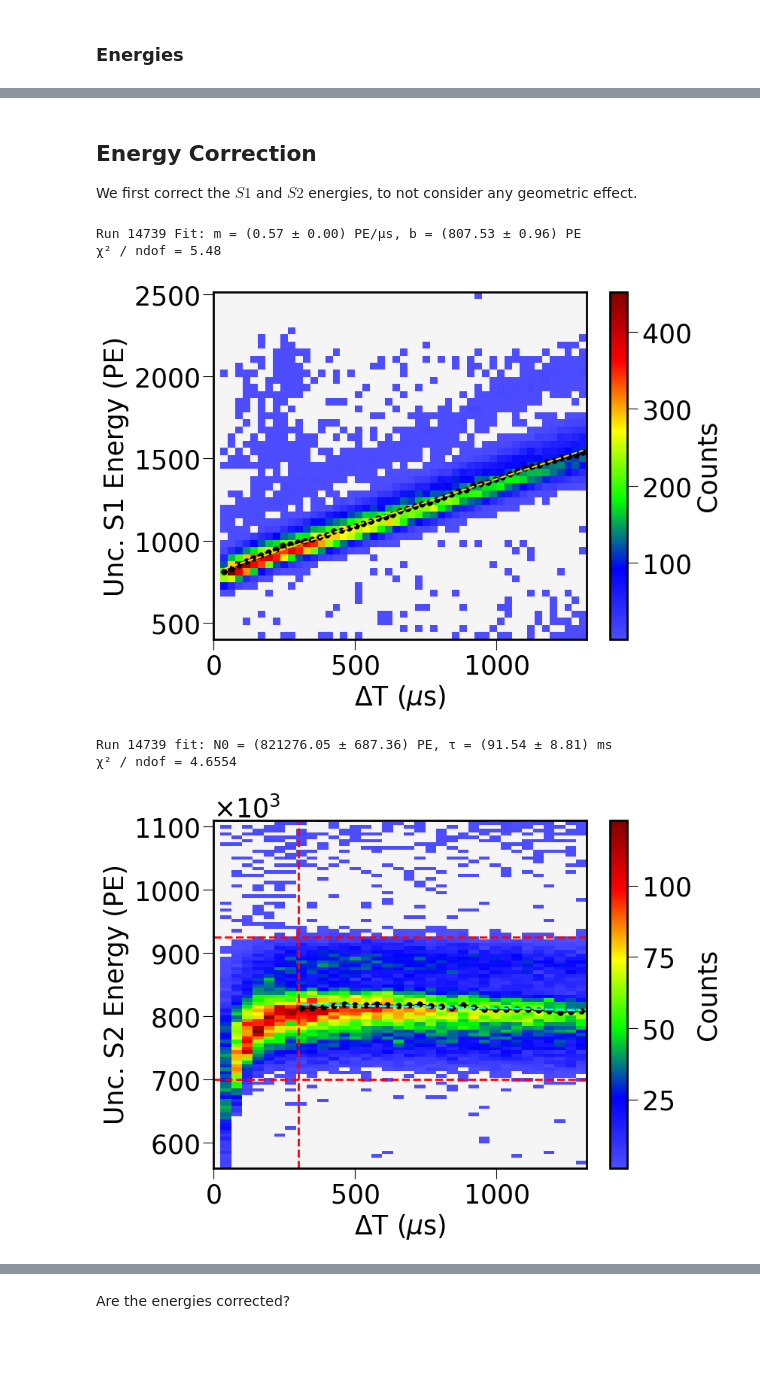
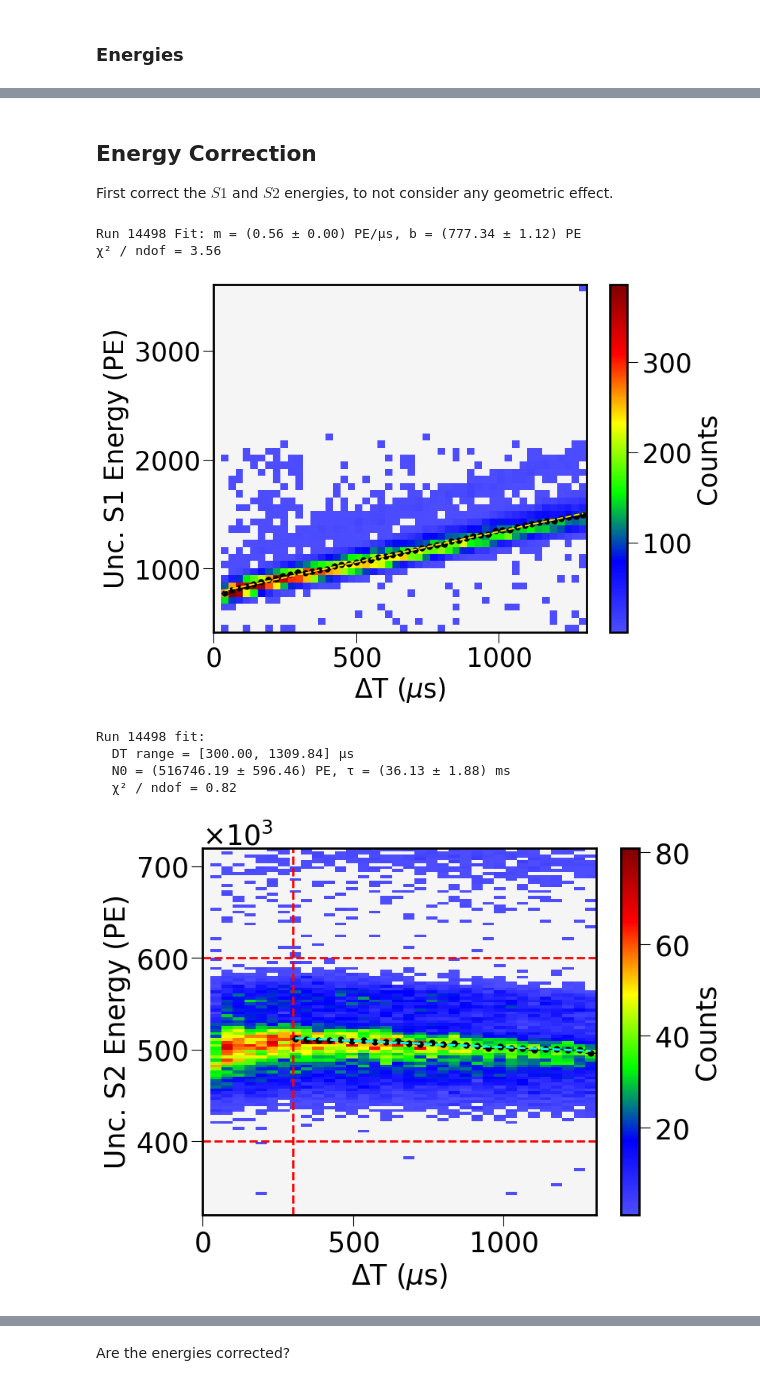
Before and after one commit to camacortespar/next-analysis, a Jupyter notebook: NEXT-100/Rn_analysis/notebooks/Selection_Criteria.ipynb, the cells around one changed output, grey strips where cells are left out. Saved outputs shown, nothing was run; the diff lists cells and outputs as text; code cells hidden in the pictures; blank space fills up the shorter version.

```diff
--- a/NEXT-100/Rn_analysis/notebooks/Selection_Criteria.ipynb
+++ b/NEXT-100/Rn_analysis/notebooks/Selection_Criteria.ipynb
@@ -32,6 +32,9 @@ Available sub-modules: data_management (dm), energy_functions (ef), fit_function
 # %%
 # α runs!
 RUNS_INFO = [
+                # # --- Commissioning --- #
+                {"run_number": 14498, "cath_HV": 23e3, "EL_HV": 6e3, "duration": 43161},
+
                 # # --- Cold-Getter: Jan 17th --- #
                 # {"run_number": 14714, "duration": 64574, "OK": 1909287, "LOST": 1728359, "real_rate": 56.333},
                 # # {"run_number": 14715, "duration": 84365, "OK": 2469062, "LOST": 2239303, "real_rate": 55.809},      # Waveforms in magnetic tape, not processed
@@ -40,7 +43,7 @@ RUNS_INFO = [
                 # {"run_number": 14733, "duration": 53881, "OK": 1587637, "LOST": 1429629, "real_rate": 55.998},
                 # {"run_number": 14735, "duration": 84987, "OK": 2508569, "LOST": 2267982, "real_rate": 56.203},
                 # {"run_number": 14737, "duration": 72705, "OK": 2153786, "LOST": 1960347, "real_rate": 56.586},
-                {"run_number": 14739, "duration": 87138, "OK": 2576630, "LOST": 2334343, "real_rate": 56.358},
+                # {"run_number": 14739, "duration": 87138, "OK": 2576630, "LOST": 2334343, "real_rate": 56.358},
                 # {"run_number": 14741, "duration": 87755, "OK": 2592615, "LOST": 2349583, "real_rate": 56.318},
                 # {"run_number": 14743, "duration": 82332, "OK": 2437984, "LOST": 2220643, "real_rate": 56.583},
                 # {"run_number": 14745, "duration": 60990, "OK": 1803415, "LOST": 1636317, "real_rate": 56.398},
@@ -82,7 +92,7 @@ RECO_DATA = {run["run_number"]: crudo.dm.load_run_data(run, trigger=None)[run["r
 # Cuts Performance
 # %%
 # Define the runs to analyze
-SEL_RUNS = [14739]
+SEL_RUNS = [14498]      # IDs: 14739, 14498
 # %% [markdown]
 ## Base Distributions (NO cuts!)
 # %% [markdown]
@@ -736,14 +746,15 @@ __Hypothesis 02:__ events with $S2w\lt50\,\mu\text{s}$ are close to anode.
 # %% [markdown]
 ## Energy Correction
 
-We first correct the $S1$ and $S2$ energies, to not consider any geometric effect.
+First correct the $S1$ and $S2$ energies, to not consider any geometric effect.
 # %%
 # Main dataframe
-TEST_DF = SEL_DATA[14739].copy()
+TEST_DF = SEL_DATA[14498].copy()    # IDs: 14739, 14498
 
 # Variables
 E1 = TEST_DF['S1e']
 E2 = TEST_DF['S2e']
+W2 = TEST_DF['S2w']
 DT = TEST_DF['DT']
 R  = TEST_DF['R']
 
@@ -753,7 +764,7 @@ FIT_PARAMETERS = {}
 # Limits
 S2W_CUT = 50        # μs
 RAD_LIMIT = 400     # mm
-DT_LIMIT  = 1320    # μs
+DT_LIMIT  = 1310    # μs
 
 # Masks
 DT_mask = (DT < DT_LIMIT)
@@ -818,9 +829,9 @@ plt.ylabel('Unc. S1 Energy (PE)')
 plt.gca().set_facecolor("whitesmoke")
 plt.show()
 # %% [output]
-Run 14739 Fit: m = (0.57 ± 0.00) PE/μs, b = (807.53 ± 0.96) PE
-χ² / ndof = 5.48
+Run 14498 Fit: m = (0.56 ± 0.00) PE/μs, b = (777.34 ± 1.12) PE
+χ² / ndof = 3.56
-[figure, old version]
+[figure, new version]
 # %%
 # Global
 x_bins = 35
@@ -841,7 +852,8 @@ S2e_DT_map         = np.ma.masked_where(S2e_DT_map==0, S2e_DT_map)
 # ---- Exponential Fit ----- #
 # Preliminary
 DT_down = 300;    DT_up = DT_mask.max()
-E2_down = 700e3;  E2_up = 925e3
+# E2_down = 700e3;  E2_up = 925e3
+E2_down = 400e3;  E2_up = 600e3
 
 # Filter the data for the fit
 fit_region_mask = (DT_mask >= DT_down) & (DT_mask <= DT_up) & \
@@ -868,39 +880,41 @@ m.hesse()
 
 # Results
 popt = m.values;  perr = m.errors
-print(f'Run {run_id} fit: N0 = ({popt[0]:.2f} ± {perr[0]:.2f}) PE, τ = ({popt[1] / 1e3:.2f} ± {perr[1] / 1e3:.2f}) ms')
+print(f'Run {run_id} fit:\n  DT range = [{DT_down:.2f}, {DT_up:.2f}] μs\n  N0 = ({popt[0]:.2f} ± {perr[0]:.2f}) PE, τ = ({popt[1] / 1e3:.2f} ± {perr[1] / 1e3:.2f}) ms')
 FIT_PARAMETERS["S2e"] = {"N0_CV": popt[0], "N0_err": perr[0], "tau_CV": popt[1], "tau_err": perr[1]}
 
 # Reduced chi-square
 chi2 = m.fval
 ndof = len(DT_centers) - m.nfit
-print(f"χ² / ndof = {chi2 / ndof:.4f}")
+print(f"  χ² / ndof = {chi2 / ndof:.2f}")
 
 # ----- Plotting ----- #
 plt.figure(figsize=(8, 6))
 
 # Data
 plt.pcolormesh(ex, ey, S2e_DT_map.T, cmap=crudo.pt.custom_hsv, shading='auto')
 cbar = plt.colorbar(label='Counts', shrink=1.0)
 
 # Fit
 fit_y = exp_bfixed(DT_centers, *popt)
 plt.errorbar(DT_centers, S2e_means, xerr=DT_errors, yerr=S2e_errors, fmt='o', c='black', ecolor='black', lw=1.0, markersize=5)
 plt.plot(DT_centers, fit_y, c='cyan', ls='--', lw=2.0, zorder=3)
 plt.axvline(x=DT_down, c='red', ls='--')
 plt.axhline(y=E2_down, c='red', ls='--')
 plt.axhline(y=E2_up, c='red', ls='--')
 
 # ----- Styling ----- #
 plt.xlabel('$\Delta$T ($\mu$s)')
 plt.xlim(0, DT_mask.max())
 plt.ylabel('Unc. S2 Energy (PE)')
 plt.ylim(0.8*E2_down, 1.2*E2_up)
 plt.ticklabel_format(axis='y', style='sci', scilimits=(3, 3))
 
 plt.gca().set_facecolor("whitesmoke")
 plt.show()
 # %% [output]
-Run 14739 fit: N0 = (821276.05 ± 687.36) PE, τ = (91.54 ± 8.81) ms
-χ² / ndof = 4.6554
+Run 14498 fit:
+  DT range = [300.00, 1309.84] μs
+  N0 = (516746.19 ± 596.46) PE, τ = (36.13 ± 1.88) ms
+  χ² / ndof = 0.82
-[figure, old version]
+[figure, new version]
```
Also changed, not shown: parts of 33 cells of this notebook, 20 other files.
